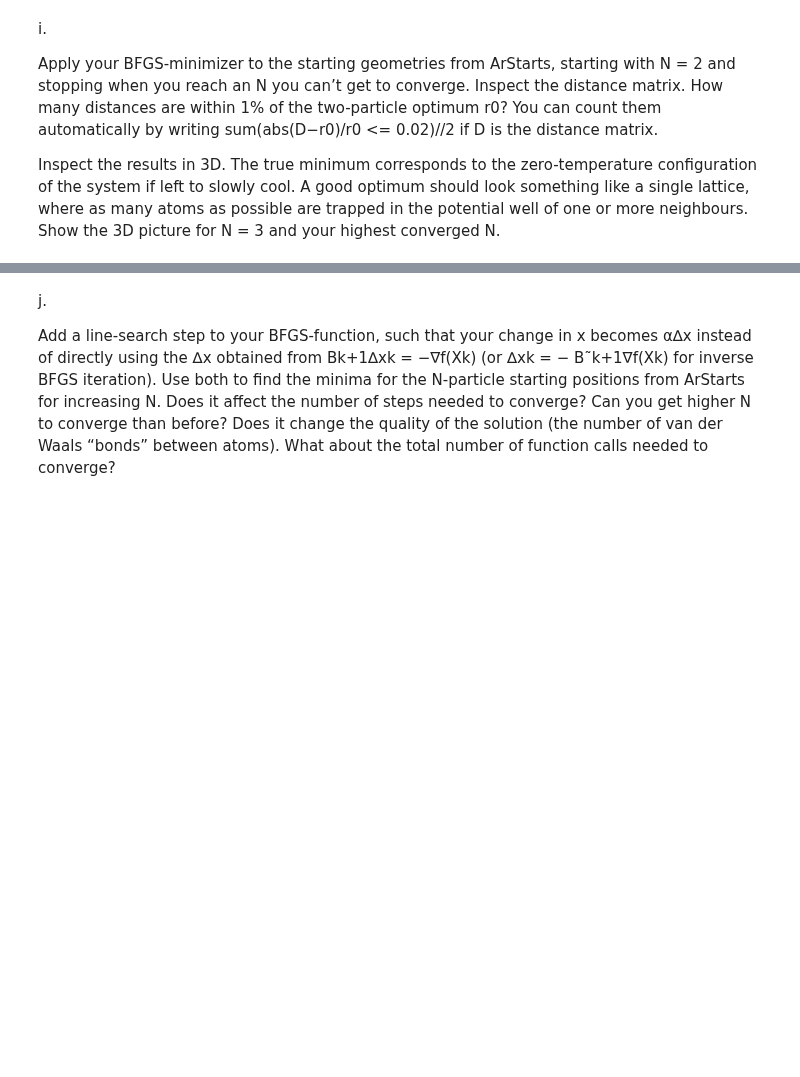
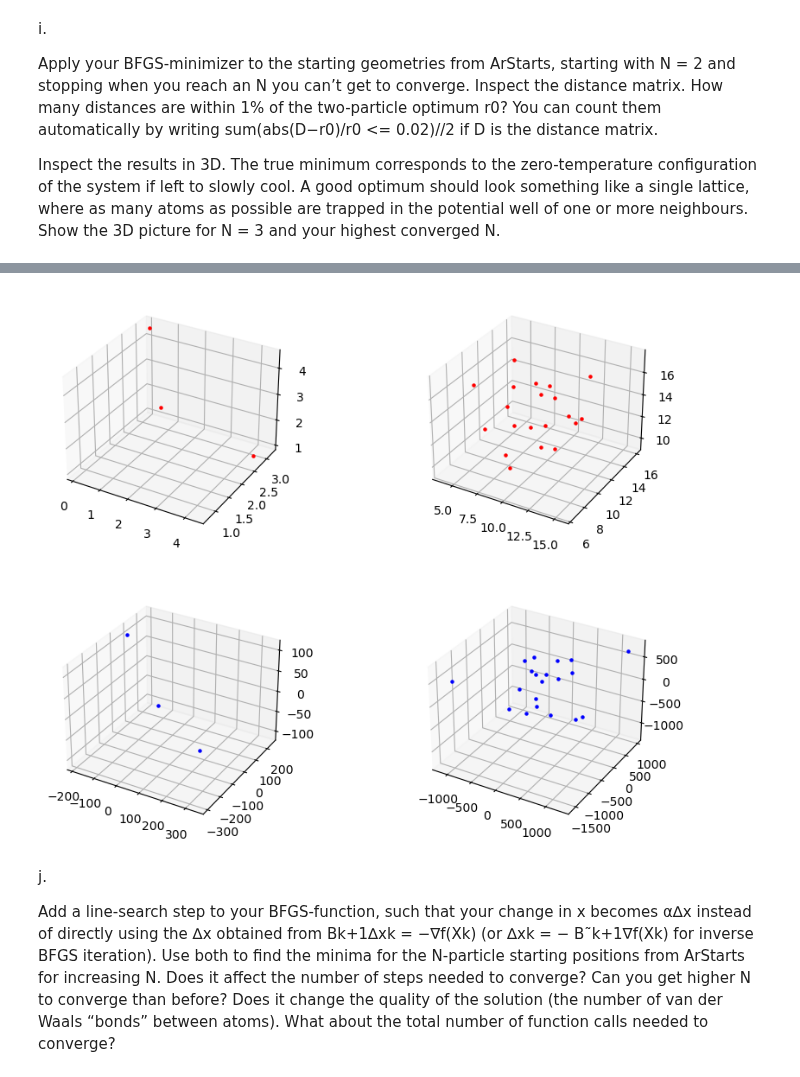
Before and after one commit to JakobSchauser/MscPhysics, a Jupyter notebook: Scientific Computing/Project3/project3.ipynb, the cells around one changed output, grey strips where cells are left out. Saved outputs shown, nothing was run; the diff lists cells and outputs as text; code cells hidden in the pictures; blank space fills up the shorter version.

```diff
--- a/Scientific Computing/Project3/project3.ipynb
+++ b/Scientific Computing/Project3/project3.ipynb
@@ -289,0 +361,20 @@ ValueError: solve1: Input operand 1 has a mismatch in its core dimension 0, with
+# %%
+from scipy.spatial.distance import pdist, squareform
+
+starting_geometries = list(ArStarts.values())
+
+
+points = []
+for start in starting_geometries:
+    start = start.flatten()
+    try:
+        ans = BFGS(flat_V, flat_gradV, start, tolerance=1e-12)
+        D = squareform(pdist(ans[0].reshape(-1,3)))
+        s = np.sum(abs(D-r0)/r0 <= 0.02)//2
+
+        print("n_close:",s)
+        points.append(ans[0])
+        print("converged",ans[2])
+    except:
+        print("False")
+        pass
@@ -290,3 +402,27 @@ ValueError: solve1: Input operand 1 has a mismatch in its core dimension 0, with
+# %%
+# plot 3d
+
+from mpl_toolkits.mplot3d import Axes3D
+import matplotlib.pyplot as plt
+import numpy as np
+
+fig = plt.figure(figsize=(10,8))
+
+names = ArStarts.keys()
+
+for i, startpoint in enumerate([starting_geometries[1], starting_geometries[-1]], start=1):
+    ax = fig.add_subplot(2,2,i, projection='3d')
+    for sp in startpoint.reshape((-1,3)):
+        ax.scatter(sp[0], sp[1], sp[2], marker='.', color='red')
+
+for i, point in enumerate([points[1], points[-1]], start=1):
+    ax = fig.add_subplot(2,2,i+2, projection='3d')
+    for p in point.reshape((-1,3)):
+        ax.scatter(p[0], p[1], p[2], marker='.', color='blue')
+
+plt.show()
+# %% [output]
+[figure, added]
 # %% [markdown]
 j.
 
```
Also changed, not shown: parts of 14 cells of this notebook, 4 other files.
